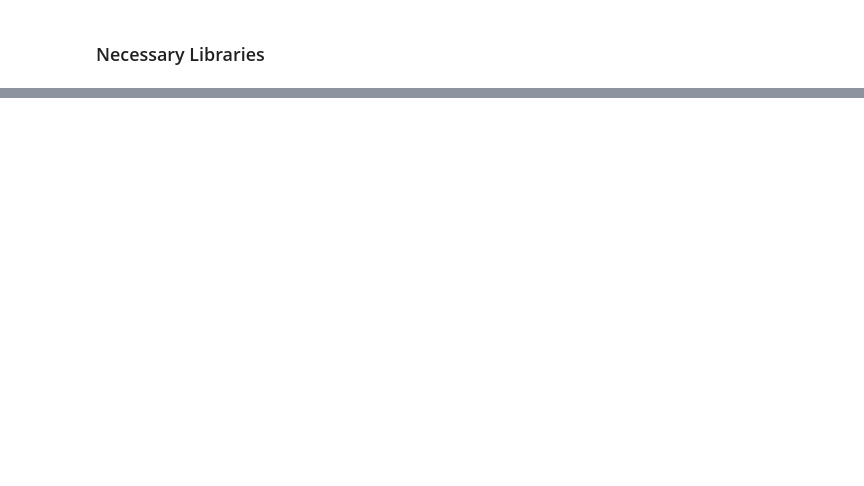
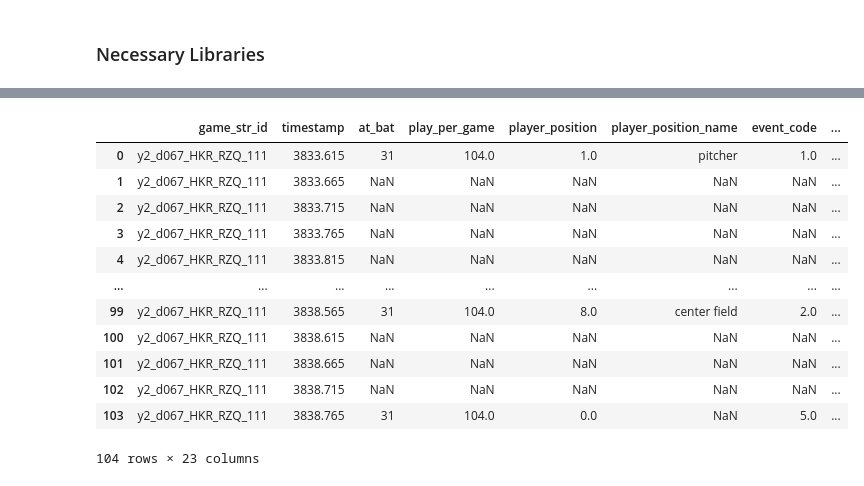
Before and after one commit to d2osborn/SMTChallenge2025, a Jupyter notebook: Team 15-analysis.ipynb, the cells around one changed output, grey strips where cells are left out. Drawn from its saved outputs; the diff is of its cells as text; code cells hidden in the pictures; blank space fills up the shorter version.

```diff
--- a/Team 15-analysis.ipynb
+++ b/Team 15-analysis.ipynb
@@ -29,0 +217,52 @@ play_by_play
+# %%
+def visual_trajectory(df: pd.DataFrame, game_str_id: str) -> None:
+    """
+    Displays the trajectory of any given play from the point of contact to the point the ball is acquired
+
+    Arguments: df: Dataframe, game_str_id: game_str_id
+    """
+    df = df.copy()
+    df = df[df['game_str_id'] == game_str_id].reset_index(drop=True).copy()
+
+    ## fixes the game ids that have messed up timestamp intervals and adds in the missing values
+    if 0.001 in round(df['timestamp_diff'], 3).values:
+        for i in ['field_x_7', 'field_y_7', 'field_x_8', 'field_y_8', 'field_x_9', 'field_y_9', 'ball_position_x', 'ball_position_y', 'ball_position_z']:
+            df[i] = np.where(df[i].isna(),
+                             df[i].shift(-1),
+                             df[i]
+                             )
+        df.loc[:, 'timestamp_diff'] = np.where(round(df['timestamp_diff'].shift(1), 3) == 0.001,
+                                            df['timestamp_diff'] + 0.001,
+                                            df['timestamp_diff']
+                                            )
+        df = df[round(df['timestamp_diff'], 3) != 0.001].reset_index(drop=True).copy()
+
+    # df = df.iloc[df[df['event_code'] == 4].index[0]:df[df['event_code'] == 2].index[0]+1, :].reset_index(drop=True).copy()
+
+    return df
+
+    # xyz_ball = df[['ball_position_y', 'ball_position_z']].reset_index(drop=True)
+    # fig, ax = plt.subplots(figsize=(6, 6))
+    # ax.plot(xyz_ball['ball_position_y'], xyz_ball['ball_position_z'])
+    # ax.set_xlabel('ball position y')
+    # ax.set_xlim(0, 400)
+    # ax.set_ylabel('ball position z')
+    # ax.set_ylim(0, 45)
+    # ax.set_title(f'Visualization of Ball Trajectory: {game_str_id}')
+    # plt.show()
+# %%
+visual_trajectory(aggressive_data, 'y2_d067_HKR_RZQ_111')
+# %% [output]
+|  | game_str_id | timestamp | at_bat | play_per_game | player_position | player_position_name | event_code | ... |
+| 0 | y2_d067_HKR_RZQ_111 | 3833.615 | 31 | 104.0 | 1.0 | pitcher | 1.0 | ... |
+| 1 | y2_d067_HKR_RZQ_111 | 3833.665 | NaN | NaN | NaN | NaN | NaN | ... |
+| 2 | y2_d067_HKR_RZQ_111 | 3833.715 | NaN | NaN | NaN | NaN | NaN | ... |
+| 3 | y2_d067_HKR_RZQ_111 | 3833.765 | NaN | NaN | NaN | NaN | NaN | ... |
+| 4 | y2_d067_HKR_RZQ_111 | 3833.815 | NaN | NaN | NaN | NaN | NaN | ... |
+| ... | ... | ... | ... | ... | ... | ... | ... | ... |
+| 99 | y2_d067_HKR_RZQ_111 | 3838.565 | 31 | 104.0 | 8.0 | center field | 2.0 | ... |
+| 100 | y2_d067_HKR_RZQ_111 | 3838.615 | NaN | NaN | NaN | NaN | NaN | ... |
+| 101 | y2_d067_HKR_RZQ_111 | 3838.665 | NaN | NaN | NaN | NaN | NaN | ... |
+| 102 | y2_d067_HKR_RZQ_111 | 3838.715 | NaN | NaN | NaN | NaN | NaN | ... |
+| 103 | y2_d067_HKR_RZQ_111 | 3838.765 | 31 | 104.0 | 0.0 | NaN | 5.0 | ... |
+104 rows × 23 columns
```
Also changed, not shown: parts of 22 cells of this notebook, 3 other files.
